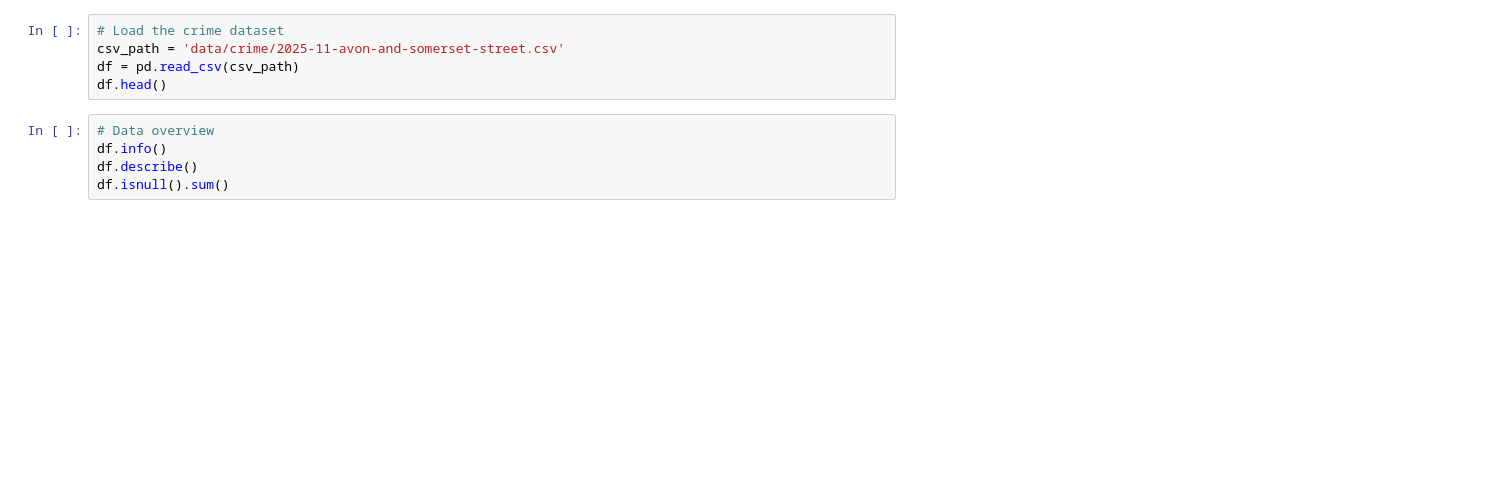
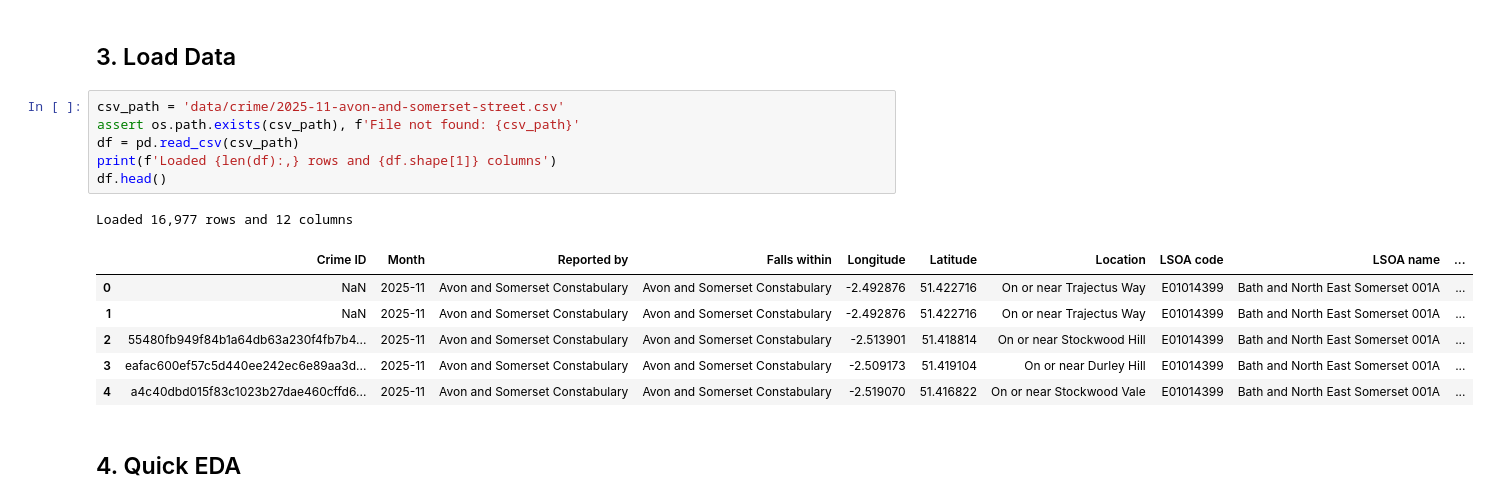
Before and after one commit to christopher639/FARSI, a Jupyter notebook: crime_data_exploration.ipynb, the cells around one changed output. Saved outputs shown, nothing was run; the diff lists cells and outputs as text; blank space fills up the shorter version.

```diff
--- a/crime_data_exploration.ipynb
+++ b/crime_data_exploration.ipynb
@@ -11,10 +34,18 @@ import plotly.express as px
+# %% [markdown]
+## 3. Load Data
 # %%
-# Load the crime dataset
 csv_path = 'data/crime/2025-11-avon-and-somerset-street.csv'
+assert os.path.exists(csv_path), f'File not found: {csv_path}'
 df = pd.read_csv(csv_path)
+print(f'Loaded {len(df):,} rows and {df.shape[1]} columns')
 df.head()
+# %% [output]
+Loaded 16,977 rows and 12 columns
+|  | Crime ID | Month | Reported by | Falls within | Longitude | Latitude | Location | LSOA code | LSOA name | ... |
+| 0 | NaN | 2025-11 | Avon and Somerset Constabulary | Avon and Somerset Constabulary | -2.492876 | 51.422716 | On or near Trajectus Way | E01014399 | Bath and North East Somerset 001A | ... |
+| 1 | NaN | 2025-11 | Avon and Somerset Constabulary | Avon and Somerset Constabulary | -2.492876 | 51.422716 | On or near Trajectus Way | E01014399 | Bath and North East Somerset 001A | ... |
+| 2 | 55480fb949f84b1a64db63a230f4fb7b4... | 2025-11 | Avon and Somerset Constabulary | Avon and Somerset Constabulary | -2.513901 | 51.418814 | On or near Stockwood Hill | E01014399 | Bath and North East Somerset 001A | ... |
+| 3 | eafac600ef57c5d440ee242ec6e89aa3d... | 2025-11 | Avon and Somerset Constabulary | Avon and Somerset Constabulary | -2.509173 | 51.419104 | On or near Durley Hill | E01014399 | Bath and North East Somerset 001A | ... |
+| 4 | a4c40dbd015f83c1023b27dae460cffd6... | 2025-11 | Avon and Somerset Constabulary | Avon and Somerset Constabulary | -2.519070 | 51.416822 | On or near Stockwood Vale | E01014399 | Bath and North East Somerset 001A | ... |
-# %%
-# Data overview
-df.info()
-df.describe()
-df.isnull().sum()
+# %% [markdown]
+## 4. Quick EDA
```
Also changed, not shown: parts of 26 cells of this notebook, 1 other file.
